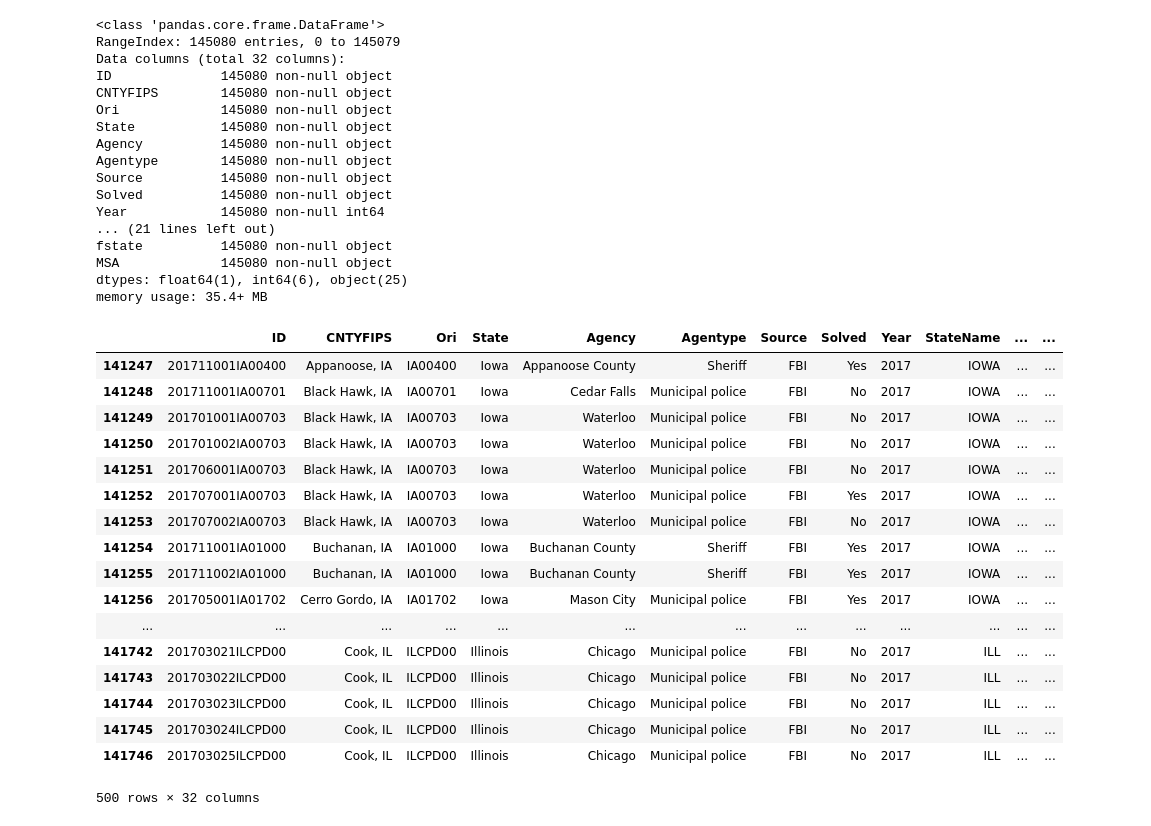
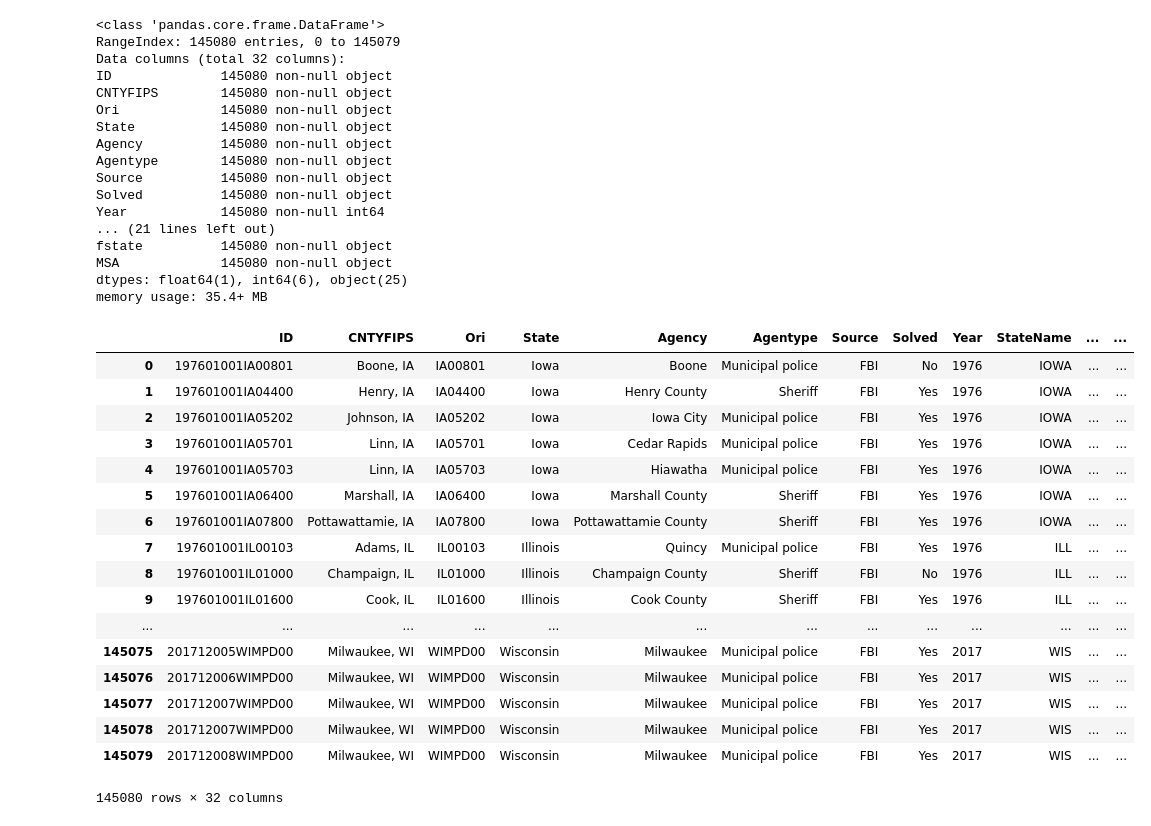
Before and after one commit to bendgame/Project-one, a Jupyter notebook: rural_v_urban_crime.ipynb, the cells around one changed output. Saved outputs shown, nothing was run; the diff lists cells and outputs as text; code cells hidden in the pictures.

```diff
--- a/rural_v_urban_crime.ipynb
+++ b/rural_v_urban_crime.ipynb
@@ -30,24 +30,26 @@ MSA             145080 non-null object
 dtypes: float64(1), int64(6), object(25)
 memory usage: 35.4+ MB
 # %%
-midwest_17 = midwest_data.loc[(midwest_data['Year'] == 2017)]
-midwest_17.head(500)
+# midwest_17 = midwest_data.loc[(midwest_data['Year'] == 2017)]
+# midwest_17.head(500)
-# %% [output]
-|  | ID | CNTYFIPS | Ori | State | Agency | Agentype | Source | Solved | Year | StateName | ... | ... |
-| 141247 | 201711001IA00400 | Appanoose, IA | IA00400 | Iowa | Appanoose County | Sheriff | FBI | Yes | 2017 | IOWA | ... | ... |
-| 141248 | 201711001IA00701 | Black Hawk, IA | IA00701 | Iowa | Cedar Falls | Municipal police | FBI | No | 2017 | IOWA | ... | ... |
-| 141249 | 201701001IA00703 | Black Hawk, IA | IA00703 | Iowa | Waterloo | Municipal police | FBI | No | 2017 | IOWA | ... | ... |
-| 141250 | 201701002IA00703 | Black Hawk, IA | IA00703 | Iowa | Waterloo | Municipal police | FBI | No | 2017 | IOWA | ... | ... |
-| 141251 | 201706001IA00703 | Black Hawk, IA | IA00703 | Iowa | Waterloo | Municipal police | FBI | No | 2017 | IOWA | ... | ... |
-| 141252 | 201707001IA00703 | Black Hawk, IA | IA00703 | Iowa | Waterloo | Municipal police | FBI | Yes | 2017 | IOWA | ... | ... |
-| 141253 | 201707002IA00703 | Black Hawk, IA | IA00703 | Iowa | Waterloo | Municipal police | FBI | No | 2017 | IOWA | ... | ... |
-| 141254 | 201711001IA01000 | Buchanan, IA | IA01000 | Iowa | Buchanan County | Sheriff | FBI | Yes | 2017 | IOWA | ... | ... |
-| 141255 | 201711002IA01000 | Buchanan, IA | IA01000 | Iowa | Buchanan County | Sheriff | FBI | Yes | 2017 | IOWA | ... | ... |
-| 141256 | 201705001IA01702 | Cerro Gordo, IA | IA01702 | Iowa | Mason City | Municipal police | FBI | Yes | 2017 | IOWA | ... | ... |
-| ... | ... | ... | ... | ... | ... | ... | ... | ... | ... | ... | ... | ... |
-| 141742 | 201703021ILCPD00 | Cook, IL | ILCPD00 | Illinois | Chicago | Municipal police | FBI | No | 2017 | ILL | ... | ... |
-| 141743 | 201703022ILCPD00 | Cook, IL | ILCPD00 | Illinois | Chicago | Municipal police | FBI | No | 2017 | ILL | ... | ... |
-| 141744 | 201703023ILCPD00 | Cook, IL | ILCPD00 | Illinois | Chicago | Municipal police | FBI | No | 2017 | ILL | ... | ... |
-| 141745 | 201703024ILCPD00 | Cook, IL | ILCPD00 | Illinois | Chicago | Municipal police | FBI | No | 2017 | ILL | ... | ... |
-| 141746 | 201703025ILCPD00 | Cook, IL | ILCPD00 | Illinois | Chicago | Municipal police | FBI | No | 2017 | ILL | ... | ... |
-500 rows × 32 columns
+# %%
+midwest_data
+# %% [output]
+|  | ID | CNTYFIPS | Ori | State | Agency | Agentype | Source | Solved | Year | StateName | ... | ... |
+| 0 | 197601001IA00801 | Boone, IA | IA00801 | Iowa | Boone | Municipal police | FBI | No | 1976 | IOWA | ... | ... |
+| 1 | 197601001IA04400 | Henry, IA | IA04400 | Iowa | Henry County | Sheriff | FBI | Yes | 1976 | IOWA | ... | ... |
+| 2 | 197601001IA05202 | Johnson, IA | IA05202 | Iowa | Iowa City | Municipal police | FBI | Yes | 1976 | IOWA | ... | ... |
+| 3 | 197601001IA05701 | Linn, IA | IA05701 | Iowa | Cedar Rapids | Municipal police | FBI | Yes | 1976 | IOWA | ... | ... |
+| 4 | 197601001IA05703 | Linn, IA | IA05703 | Iowa | Hiawatha | Municipal police | FBI | Yes | 1976 | IOWA | ... | ... |
+| 5 | 197601001IA06400 | Marshall, IA | IA06400 | Iowa | Marshall County | Sheriff | FBI | Yes | 1976 | IOWA | ... | ... |
+| 6 | 197601001IA07800 | Pottawattamie, IA | IA07800 | Iowa | Pottawattamie County | Sheriff | FBI | Yes | 1976 | IOWA | ... | ... |
+| 7 | 197601001IL00103 | Adams, IL | IL00103 | Illinois | Quincy | Municipal police | FBI | Yes | 1976 | ILL | ... | ... |
+| 8 | 197601001IL01000 | Champaign, IL | IL01000 | Illinois | Champaign County | Sheriff | FBI | No | 1976 | ILL | ... | ... |
+| 9 | 197601001IL01600 | Cook, IL | IL01600 | Illinois | Cook County | Sheriff | FBI | Yes | 1976 | ILL | ... | ... |
+| ... | ... | ... | ... | ... | ... | ... | ... | ... | ... | ... | ... | ... |
+| 145075 | 201712005WIMPD00 | Milwaukee, WI | WIMPD00 | Wisconsin | Milwaukee | Municipal police | FBI | Yes | 2017 | WIS | ... | ... |
+| 145076 | 201712006WIMPD00 | Milwaukee, WI | WIMPD00 | Wisconsin | Milwaukee | Municipal police | FBI | Yes | 2017 | WIS | ... | ... |
+| 145077 | 201712007WIMPD00 | Milwaukee, WI | WIMPD00 | Wisconsin | Milwaukee | Municipal police | FBI | Yes | 2017 | WIS | ... | ... |
+| 145078 | 201712007WIMPD00 | Milwaukee, WI | WIMPD00 | Wisconsin | Milwaukee | Municipal police | FBI | Yes | 2017 | WIS | ... | ... |
+| 145079 | 201712008WIMPD00 | Milwaukee, WI | WIMPD00 | Wisconsin | Milwaukee | Municipal police | FBI | Yes | 2017 | WIS | ... | ... |
+145080 rows × 32 columns
```
Also changed, not shown: parts of 6 cells of this notebook, 1 other file.
